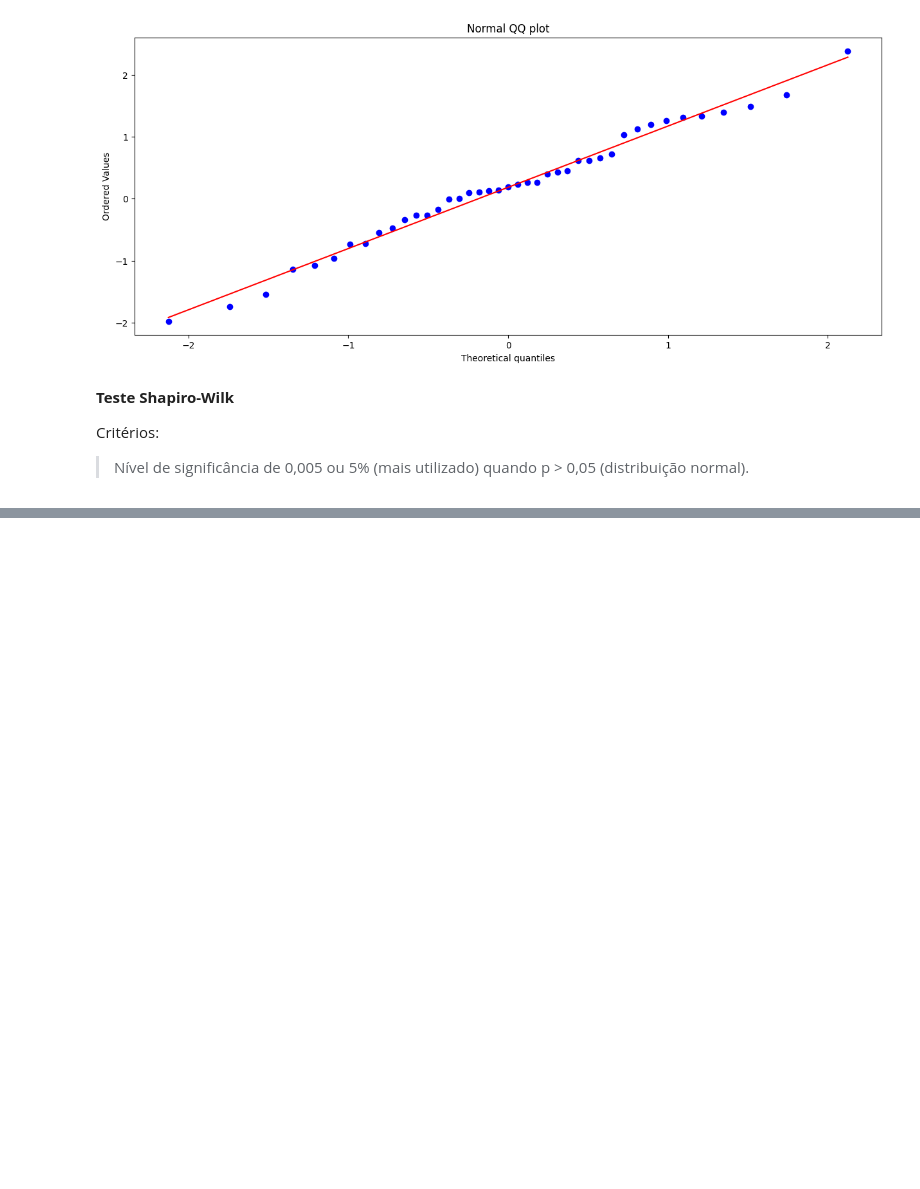
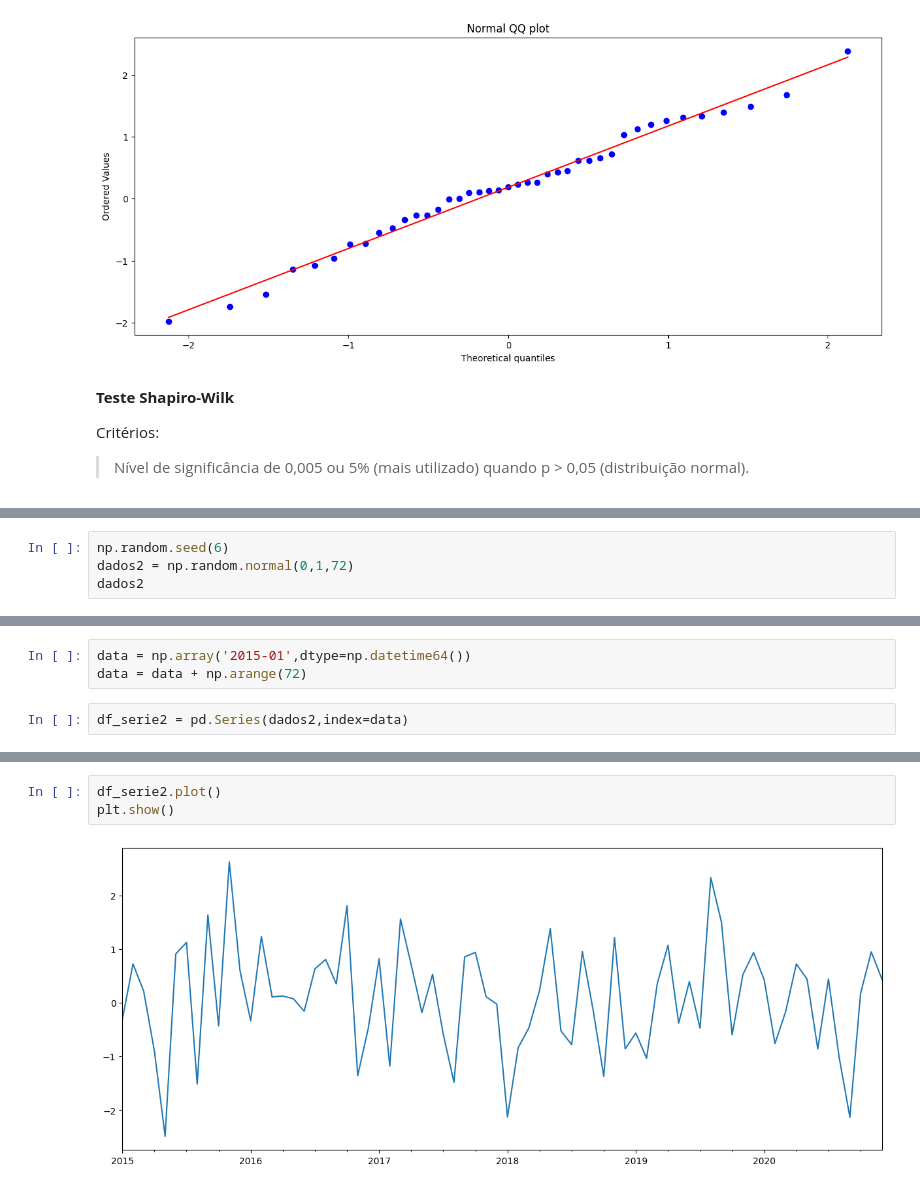
Before and after one commit to xkayo32/estudo-series-temporais, a Jupyter notebook: main.ipynb, the cells around one changed output, grey strips where cells are left out. Drawn from its saved outputs; the diff is of its cells as text; blank space fills up the shorter version.

```diff
--- a/main.ipynb
+++ b/main.ipynb
@@ -65,0 +75,4 @@ Critérios:
+# %%
+np.random.seed(6)
+dados2 = np.random.normal(0,1,72)
+dados2
@@ -65,0 +95,5 @@ Critérios:
+# %%
+data = np.array('2015-01',dtype=np.datetime64())
+data = data + np.arange(72)
+# %%
+df_serie2 = pd.Series(dados2,index=data)
@@ -65,0 +121,5 @@ Critérios:
+# %%
+df_serie2.plot()
+plt.show()
+# %% [output]
+[figure, added]
```
Also changed, not shown: parts of 9 cells of this notebook.
